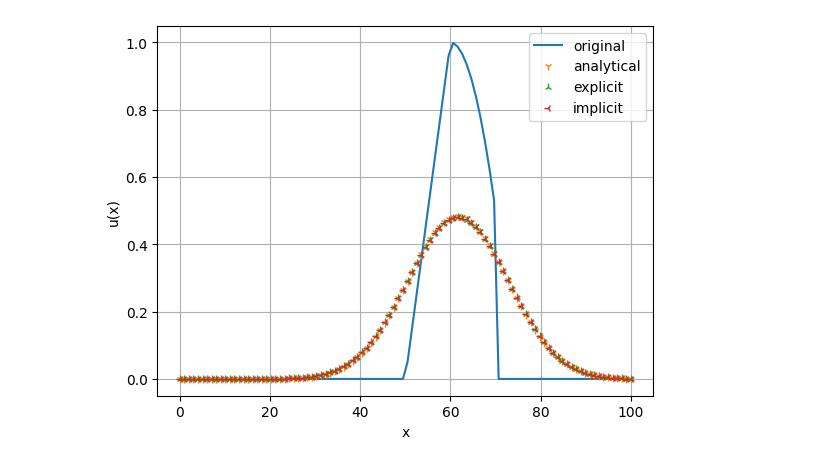
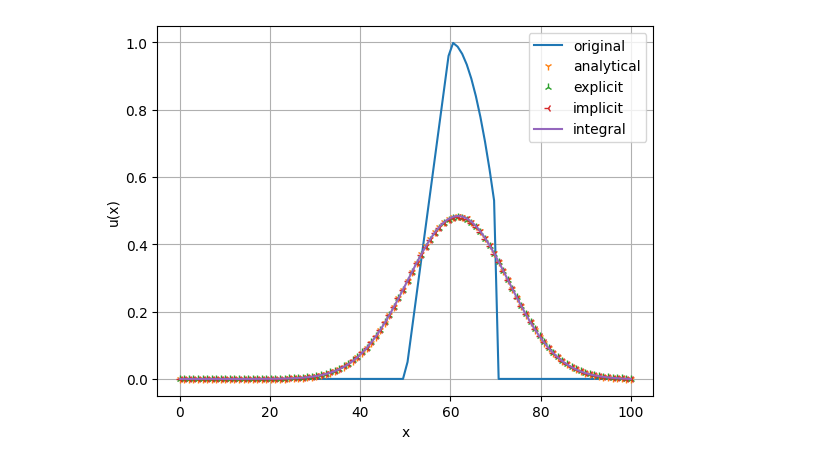
Before and after one commit to horockey/math_modeling, a Jupyter notebook: lab_3.ipynb, the cells around one changed output. Drawn from its saved outputs; the diff is of its cells as text; code cells hidden in the pictures.

```diff
--- a/lab_3.ipynb
+++ b/lab_3.ipynb
@@ -73,15 +88,17 @@ for layer in range(0, time_steps - 1):
     u_implicit[layer + 1, :] = run_through(aux_diag, main_diag, aux_diag, d)
 
 u_analytical_last = analytical_solution(x, T, u_initial)
+u_analytical_integral_last = analytical_solution(x, T, u_initial)
 # %%
 plt.plot(x, u_initial, label="original")
 plt.plot(x, u_analytical_last, linestyle="None", marker="1", label="analytical")
 plt.plot(x, u_explicit[-1, :], linestyle="None", marker="2", label="explicit")
 plt.plot(x, u_implicit[-1, :], linestyle="None", marker="3", label="implicit")
+plt.plot(x, u_analytical_integral_last, label="integral")
 plt.xlabel("x")
 plt.ylabel("u(x)")
 plt.legend(loc="best")
 plt.grid()
 plt.show()
 # %% [output]
-[figure, old version]
+[figure, new version]
```
Also changed, not shown: parts of 1 cell of this notebook.
